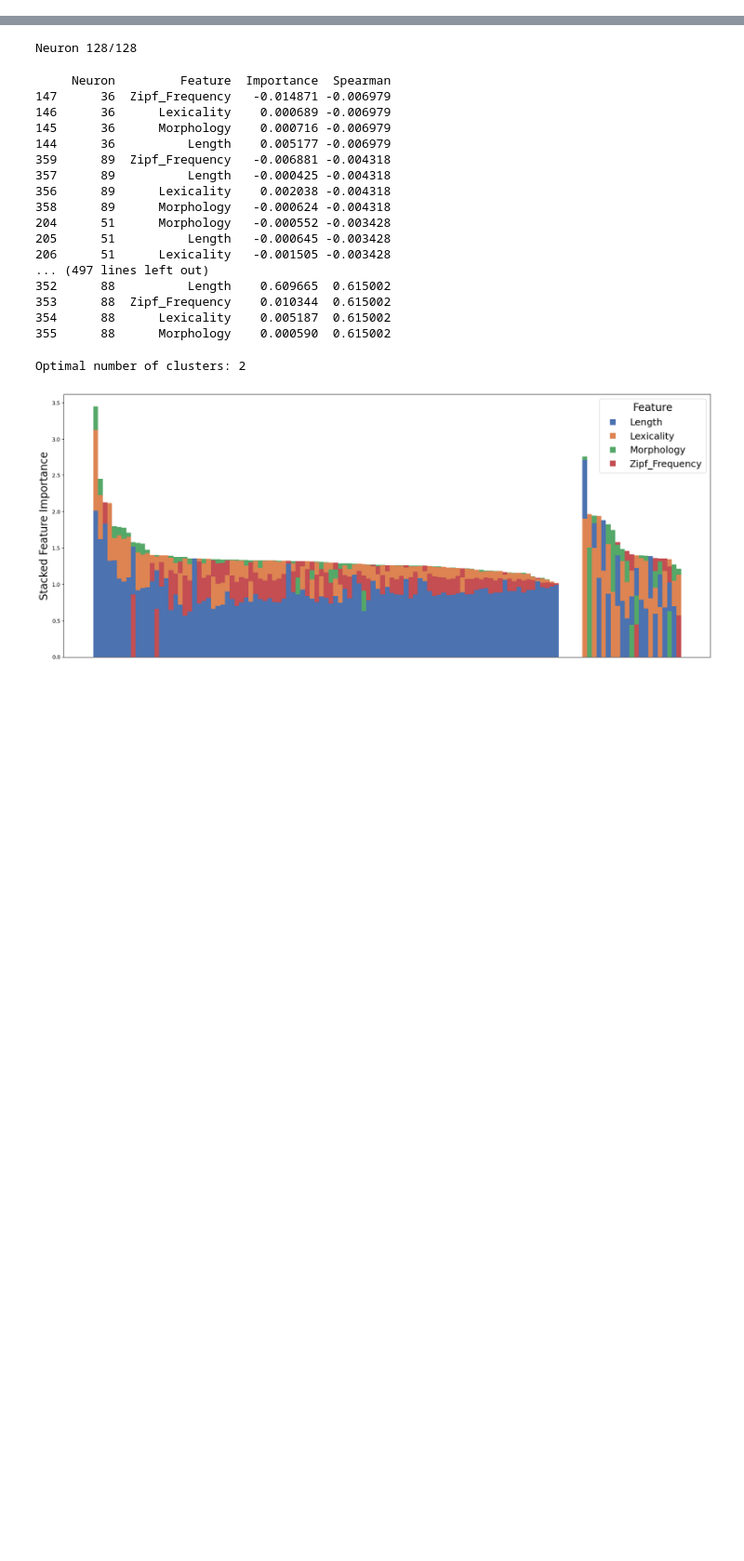
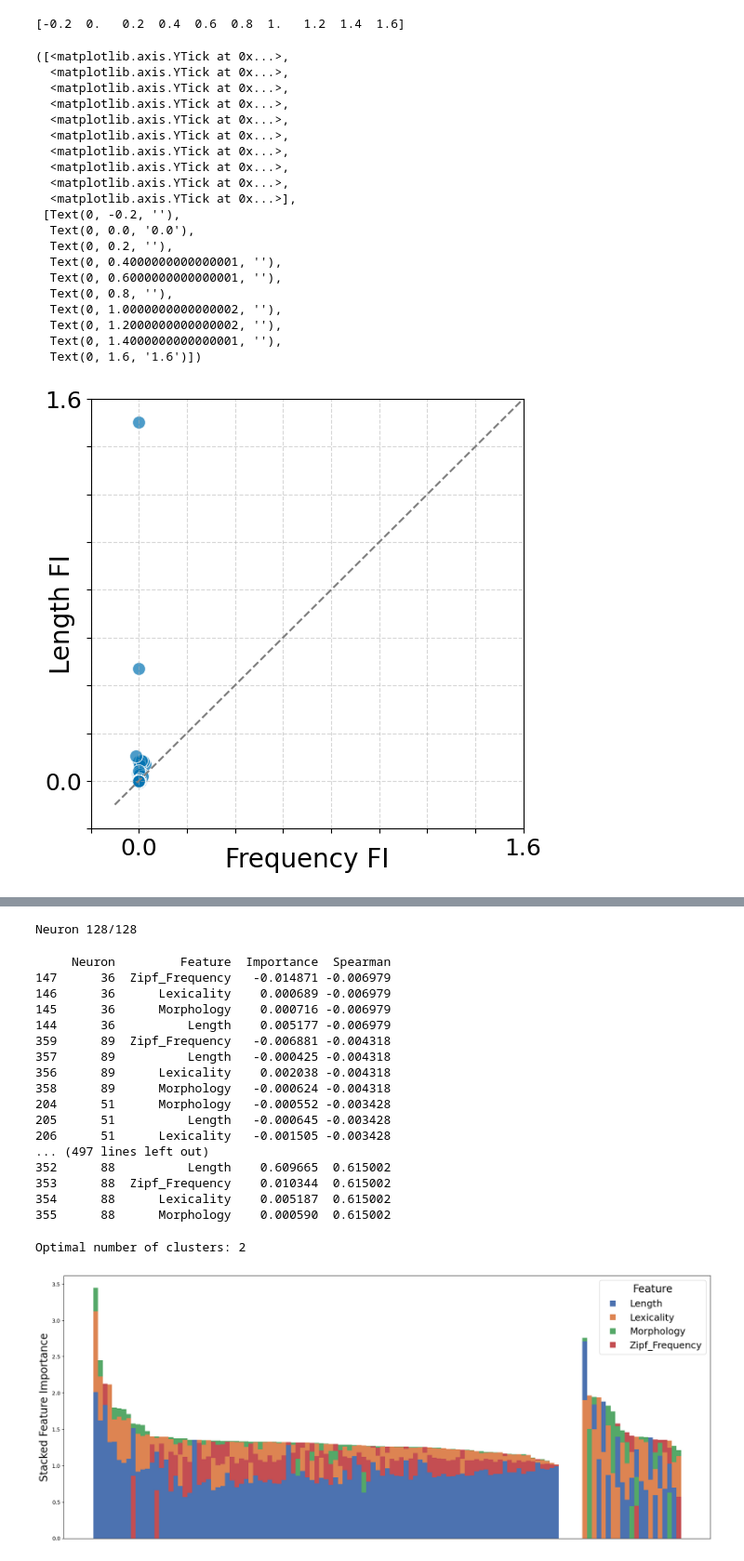
Before and after one commit to danieldager/swp-model, a Jupyter notebook: notebooks/plots.ipynb, the cells around one changed output, grey strips where cells are left out. Shown: that part at 93% size. Cells and saved outputs as stored; diff of their text form; code cells hidden in the pictures; blank space fills up the shorter version.

```diff
--- a/notebooks/plots.ipynb
+++ b/notebooks/plots.ipynb
@@ -19,3 +19,62 @@ converters = {
     "Prediction": literal_eval,
     "Error_Indices": literal_eval,
 }
+# %%
+path = "../results/evaluation/Ua_LSTM_h128_l1_v42_d0.0_t0.0_s1/b2048_l0.001_fall_s42_sn_ec/75/importances.csv"
+df = pd.read_csv(path)
+
+# sns scatter plot of fi_frq and fi_len
+# make sure that the axis limits are set to the min and max of the data
+plt.figure(figsize=(6, 6))
+sns.scatterplot(data=df, x="fi_frq", y="fi_len", s=100, alpha=0.7)
+xmax = max(df["fi_frq"].max(), df["fi_len"].max())
+xmin = min(df["fi_frq"].min(), df["fi_len"].min())
+xmax = round(xmax + 0.05,1)
+xmin = round(xmin - 0.05,1)
+plt.xlim(xmin, xmax)
+plt.ylim(xmin, xmax)
+
+plt.xlabel("Frequency FI", fontsize=20, labelpad=-10)
+plt.ylabel("Length FI", fontsize=20, labelpad=-24)
+plt.xticks(fontsize=18)
+plt.yticks(fontsize=18)
+
+# add dotted diagonal line
+plt.plot([xmin, xmax], [xmin, xmax], linestyle='--', color='gray')
+# add grid
+plt.grid(True, linestyle='--', alpha=0.5)
+
+# get ticks
+xticks = plt.xticks()[0]
+print(xticks)
+# list of empty strings length of xticks
+xticks_labels = ['' for _ in xticks]
+xticks_labels[1] = xticks[1]
+xticks_labels[-1] = xticks[-1]
+
+# set xticks labels
+plt.xticks(xticks, xticks_labels)
+plt.yticks(xticks, xticks_labels)
+# %% [output]
+[-0.2  0.   0.2  0.4  0.6  0.8  1.   1.2  1.4  1.6]
+([<matplotlib.axis.YTick at 0x...>,
+  <matplotlib.axis.YTick at 0x...>,
+  <matplotlib.axis.YTick at 0x...>,
+  <matplotlib.axis.YTick at 0x...>,
+  <matplotlib.axis.YTick at 0x...>,
+  <matplotlib.axis.YTick at 0x...>,
+  <matplotlib.axis.YTick at 0x...>,
+  <matplotlib.axis.YTick at 0x...>,
+  <matplotlib.axis.YTick at 0x...>,
+  <matplotlib.axis.YTick at 0x...>],
+ [Text(0, -0.2, ''),
+  Text(0, 0.0, '0.0'),
+  Text(0, 0.2, ''),
+  Text(0, 0.4000000000000001, ''),
+  Text(0, 0.6000000000000001, ''),
+  Text(0, 0.8, ''),
+  Text(0, 1.0000000000000002, ''),
+  Text(0, 1.2000000000000002, ''),
+  Text(0, 1.4000000000000001, ''),
+  Text(0, 1.6, '1.6')])
+[figure, added]
```
Also changed, not shown: parts of 8 cells of this notebook, 34 other files.
